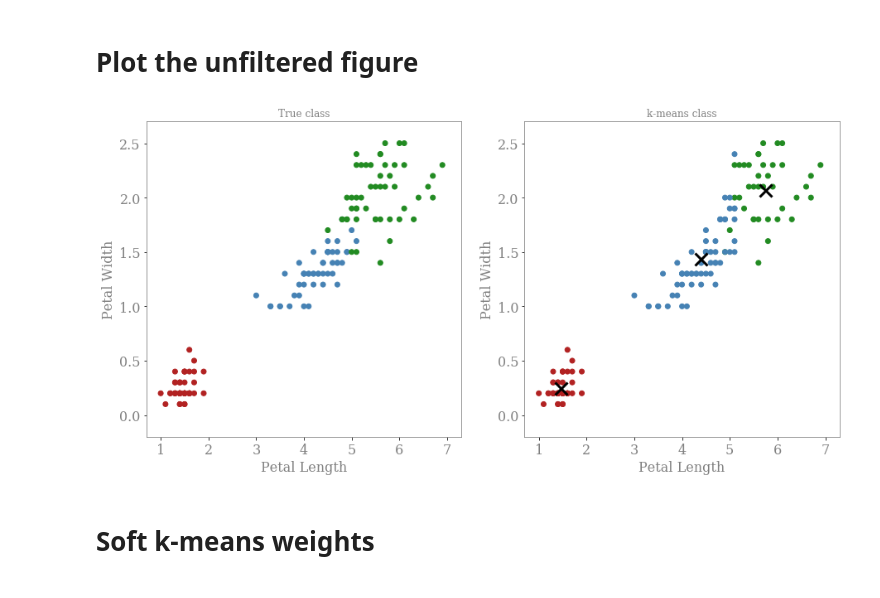
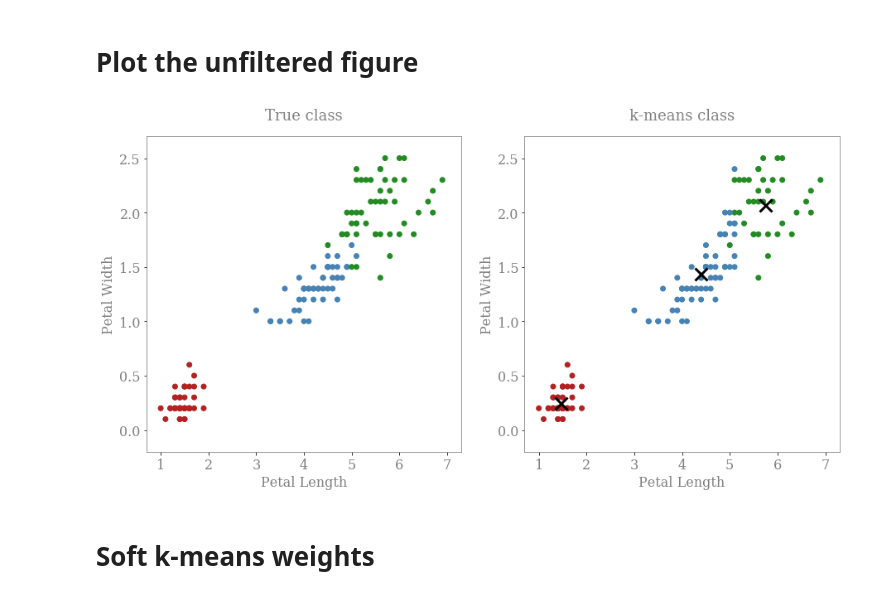
Before and after one commit to drmattcrooks/Medium-SoftClusteringWeights, a Jupyter notebook: clustering_confidence.ipynb, the cells around one changed output. Saved outputs shown, nothing was run; the diff lists cells and outputs as text; code cells hidden in the pictures.

Commit message:
updated title font size

```diff
--- a/clustering_confidence.ipynb
+++ b/clustering_confidence.ipynb
@@ -47,11 +47,9 @@ def format_axes(ax, **kwargs):
     ax.xaxis.label.set_color('grey')
     ax.yaxis.label.set_size(16)
     ax.yaxis.label.set_color('grey')
-    ax.title.set_size(16)
     ax.title.set_color('grey')
     ax.tick_params(axis='both', which='major', labelsize=16, labelcolor = 'grey')
 
-
     return ax
 # %% [markdown]
 # Load the Data
@@ -96,41 +94,41 @@ ax.scatter(
 
 ax.set_xlabel('Petal Length')
 ax.set_ylabel('Petal Width')
-ax.set_title('True class')
+ax.set_title('True class', pad = 20, fontsize = 18)
 
 ax.set_ylim(-0.2, 2.7)
 ax.set_xlim(0.7, 7.3)
 
 
 ax = format_axes(axs[1])
 ax.scatter(
     X[:,2],
     X[:,3],
     color = [colors[color_converter_dict[i]] for i in kmeans.labels_]
 )
 
 
 ax.plot(
     kmeans.cluster_centers_[:,-2],
     kmeans.cluster_centers_[:,-1],
     'xk',
     markersize = 15,
     markeredgewidth = 3
 )
 
 ax.set_xlabel('Petal Length')
 ax.set_ylabel('Petal Width')
-ax.set_title('k-means class')
+ax.set_title('k-means class', pad = 20, fontsize = 18)
 
 
 ax.set_ylim(-0.2, 2.7)
 ax.set_xlim(0.7, 7.3)
 
-fig.savefig('Figures/kmeans.png',dpi = 500,bbox_inches='tight')
+fig.savefig('Figures/kmeans.png', dpi = 500, bbox_inches = 'tight')
 
 plt.show()
 # %% [output]
-[figure, old version]
+[figure, new version]
 # %% [markdown]
 # Soft k-means weights
 # %%
```
Also changed, not shown: parts of 1 cell of this notebook.
